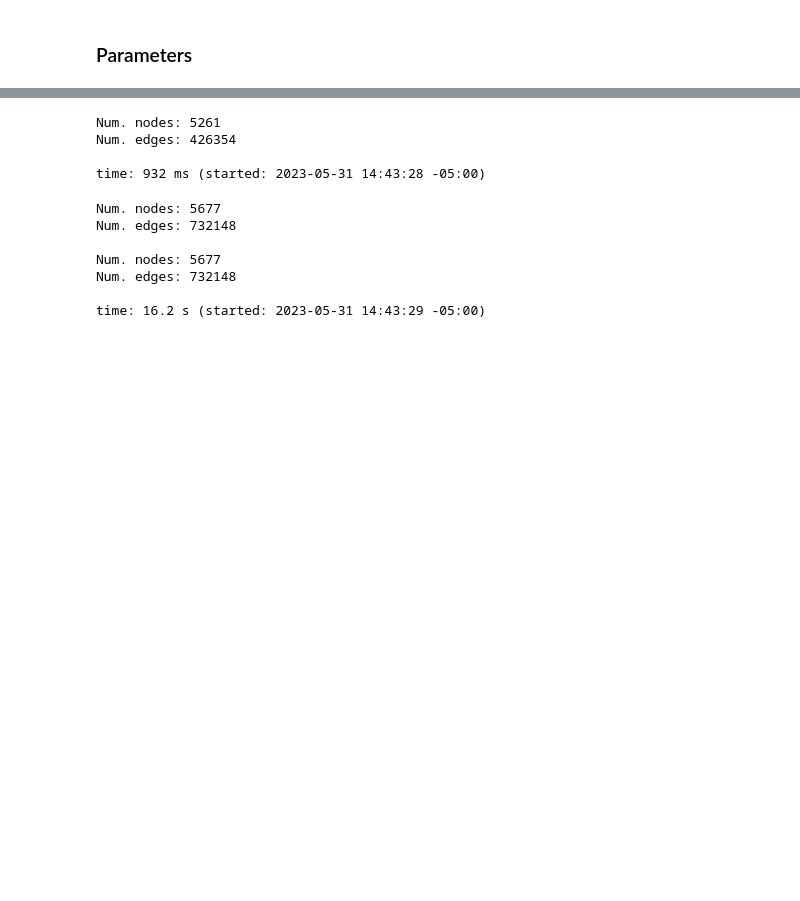
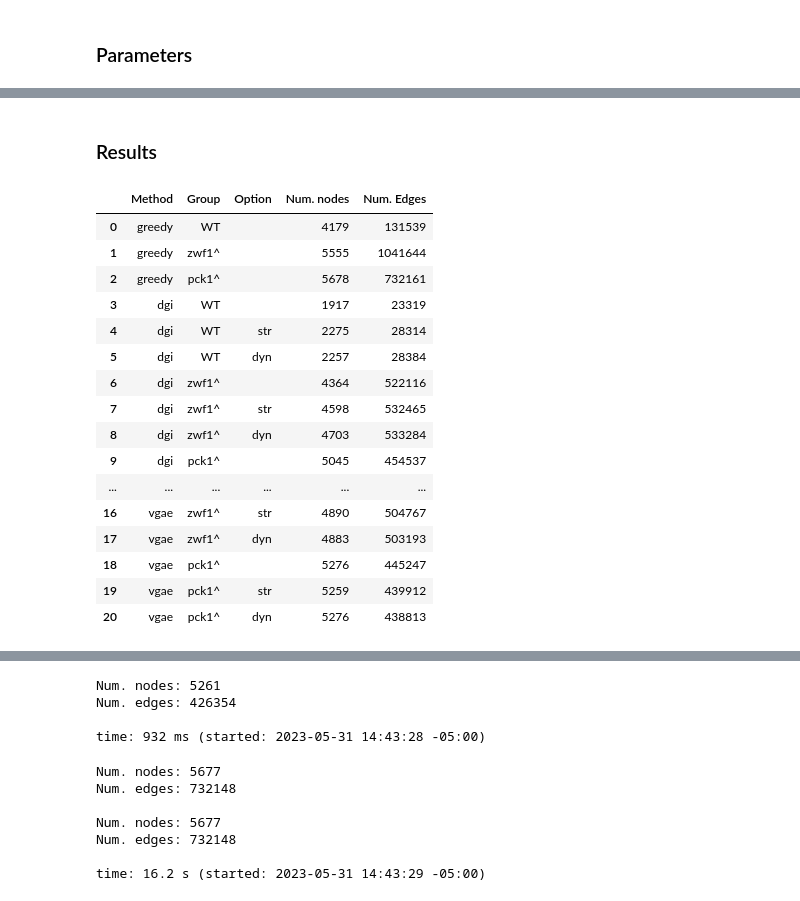
Before and after one commit to win7/GNN_Unsupervised, a Jupyter notebook: comparation.ipynb, the cells around one changed output, grey strips where cells are left out. Drawn from its saved outputs; the diff is of its cells as text; code cells hidden in the pictures; blank space fills up the shorter version.

```diff
--- a/comparation.ipynb
+++ b/comparation.ipynb
@@ -55,0 +61,14 @@ time: 3.67 ms (started: 2023-05-31 14:43:28 -05:00)
+# %%
+input_detail = []
+
+for group in tqdm(groups_id):
+    for subgroup in tqdm(subgroups_id[group]):
+        df_edges = pd.read_csv("output/{}/preprocessing/edges/edges_{}_{}.csv".format(exp, group, subgroup),
+                               dtype={"source": "string", "target": "string"})
+        G = nx.from_pandas_edgelist(df_edges, "source", "target", edge_attr="weight")
+        # print("{}, {}".format(group, subgroup))
+        # graph_detail(G)
+        input_detail.append([group, subgroup, G.number_of_nodes(), G.number_of_edges()])
+
+df_input_detail = pd.DataFrame(input_detail, columns=["Group", "Subgroup", "Num. nodes", "Num. Edges"])
+df_input_detail
@@ -55,0 +88,37 @@ time: 3.67 ms (started: 2023-05-31 14:43:28 -05:00)
+# %% [markdown]
+### Results
+# %%
+results = []
+
+for method in methods:
+    for group in groups_id:
+        for option in options:
+            df_common_edges = pd.read_csv("output/{}/common_edges/common_edges_{}_{}_{}.csv".format(exp, method, group, option),
+                                             dtype={"source": "string", "target": "string"})
+
+            G = nx.from_pandas_edgelist(df_common_edges, edge_attr=["weight"])
+            results.append([method, group, option, G.number_of_nodes(), G.number_of_edges()])
+
+            if method == "greedy":
+                break
+
+df_results = pd.DataFrame(results, columns=["Method", "Group", "Option", "Num. nodes", "Num. Edges"])
+df_results
+# %% [output]
+|  | Method | Group | Option | Num. nodes | Num. Edges |
+| 0 | greedy | WT |  | 4179 | 131539 |
+| 1 | greedy | zwf1^ |  | 5555 | 1041644 |
+| 2 | greedy | pck1^ |  | 5678 | 732161 |
+| 3 | dgi | WT |  | 1917 | 23319 |
+| 4 | dgi | WT | str | 2275 | 28314 |
+| 5 | dgi | WT | dyn | 2257 | 28384 |
+| 6 | dgi | zwf1^ |  | 4364 | 522116 |
+| 7 | dgi | zwf1^ | str | 4598 | 532465 |
+| 8 | dgi | zwf1^ | dyn | 4703 | 533284 |
+| 9 | dgi | pck1^ |  | 5045 | 454537 |
+| ... | ... | ... | ... | ... | ... |
+| 16 | vgae | zwf1^ | str | 4890 | 504767 |
+| 17 | vgae | zwf1^ | dyn | 4883 | 503193 |
+| 18 | vgae | pck1^ |  | 5276 | 445247 |
+| 19 | vgae | pck1^ | str | 5259 | 439912 |
+| 20 | vgae | pck1^ | dyn | 5276 | 438813 |
```
Also changed, not shown: parts of 11 cells of this notebook, 7 other files.
